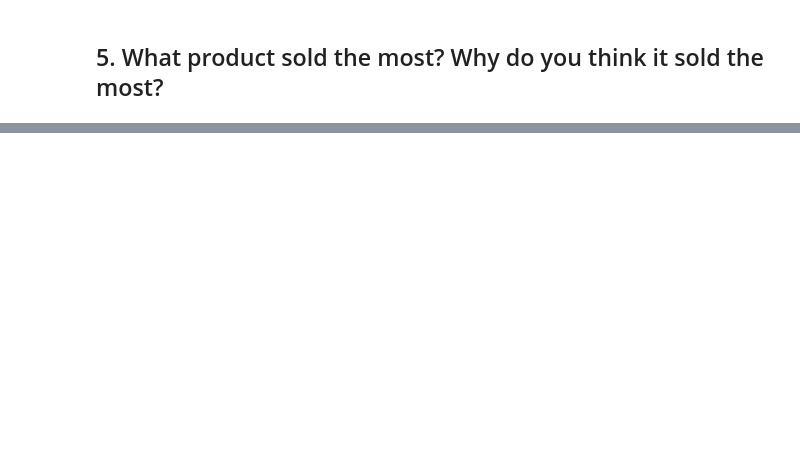
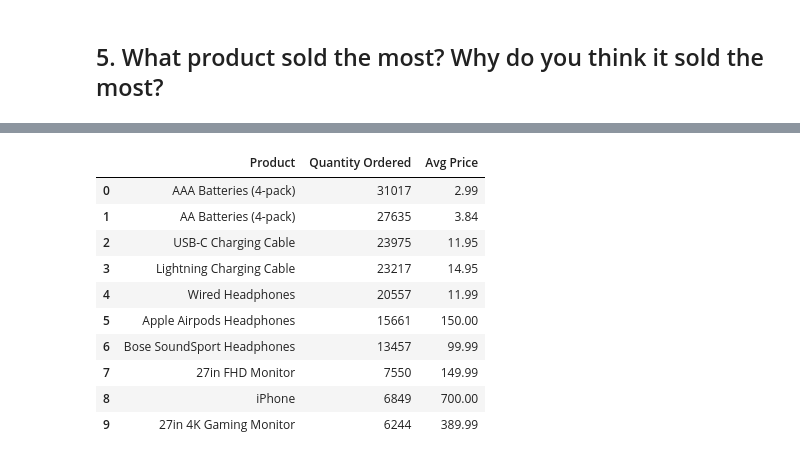
Before and after one commit to web-Nuo/Pandas-Data-Science-Tasks, a Jupyter notebook: my_version.ipynb, the cells around one changed output, grey strips where cells are left out. Saved outputs shown, nothing was run; the diff lists cells and outputs as text; code cells hidden in the pictures; blank space fills up the shorter version.

```diff
--- a/my_version.ipynb
+++ b/my_version.ipynb
@@ -328,0 +353,15 @@ ax = sns.barplot(data=most_popular_combination[:10], y='product combinations', x
+# %%
+# sales_by_product = pd.merge(sales_by_product, prices, on='Product')
+sales_by_product
+# %% [output]
+|  | Product | Quantity Ordered | Avg Price |
+| 0 | AAA Batteries (4-pack) | 31017 | 2.99 |
+| 1 | AA Batteries (4-pack) | 27635 | 3.84 |
+| 2 | USB-C Charging Cable | 23975 | 11.95 |
+| 3 | Lightning Charging Cable | 23217 | 14.95 |
+| 4 | Wired Headphones | 20557 | 11.99 |
+| 5 | Apple Airpods Headphones | 15661 | 150.00 |
+| 6 | Bose SoundSport Headphones | 13457 | 99.99 |
+| 7 | 27in FHD Monitor | 7550 | 149.99 |
+| 8 | iPhone | 6849 | 700.00 |
+| 9 | 27in 4K Gaming Monitor | 6244 | 389.99 |
```
Also changed, not shown: parts of 6 cells of this notebook.
